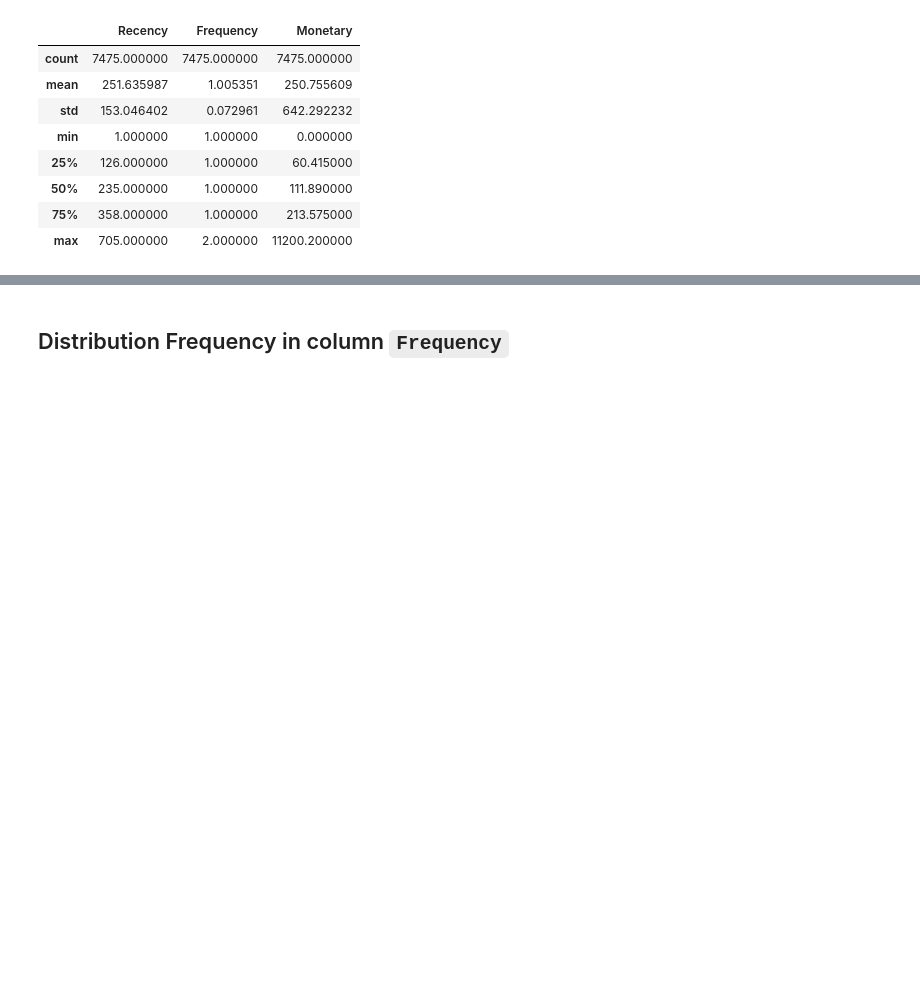
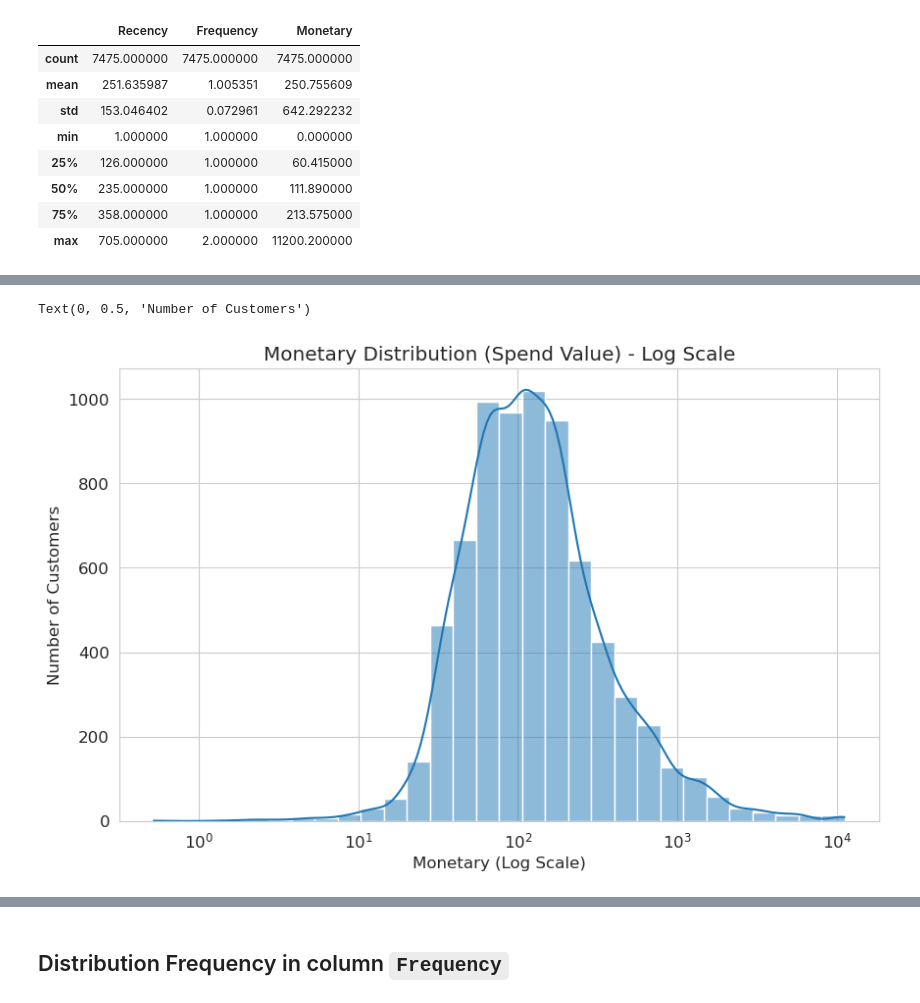
Before and after one commit to RizkiRdm/Olist-E-commerce-Performance-Analysis, a Jupyter notebook: notebooks/customer_analysis.ipynb, the cells around one changed output, grey strips where cells are left out. Cells and saved outputs as stored; diff of their text form; code cells hidden in the pictures; blank space fills up the shorter version.

```diff
--- a/notebooks/customer_analysis.ipynb
+++ b/notebooks/customer_analysis.ipynb
@@ -35,0 +47,14 @@ ecom_data_df[["Recency", "Frequency", "Monetary"]].describe()
+# %%
+# Monetary Plot (using a log scale due to the highly skewed distribution)
+sns.histplot(
+    ecom_data_df[ecom_data_df["Monetary"] > 0]["Monetary"],
+    bins=30,
+    kde=True,
+    log_scale=True,
+)
+plt.title("Monetary Distribution (Spend Value) - Log Scale")
+plt.xlabel("Monetary (Log Scale)")
+plt.ylabel("Number of Customers")
+# %% [output]
+Text(0, 0.5, 'Number of Customers')
+[figure, added]
```
Also changed, not shown: parts of 15 cells of this notebook.
